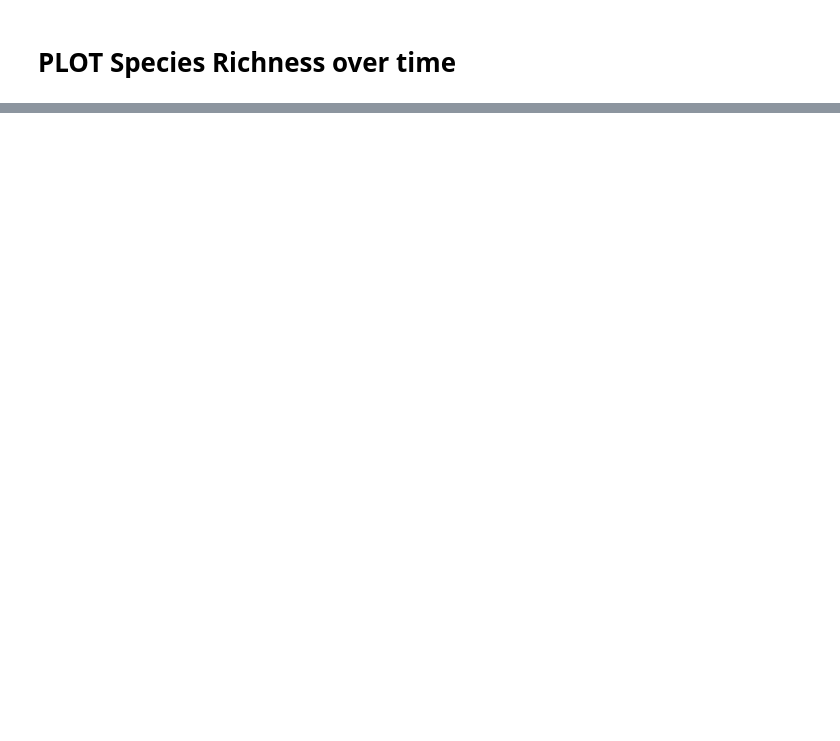
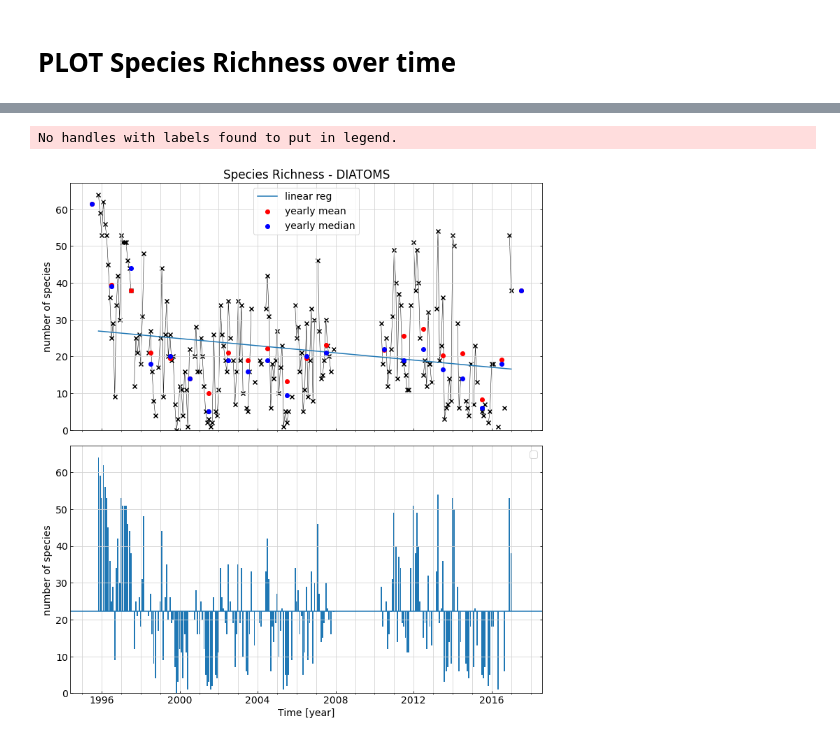
Before and after one commit to ben1post/BennyPhD, a Jupyter notebook: CaRiaco/SCRIPPS/CARIACO_data/Manuscript2DataAnalysis/DataAnalysis/PlotTimeSeries_CombinedData.ipynb, the cells around one changed output, grey strips where cells are left out. Saved outputs shown, nothing was run; the diff lists cells and outputs as text; code cells hidden in the pictures; blank space fills up the shorter version.

```diff
--- a/CaRiaco/SCRIPPS/CARIACO_data/Manuscript2DataAnalysis/DataAnalysis/PlotTimeSeries_CombinedData.ipynb
+++ b/CaRiaco/SCRIPPS/CARIACO_data/Manuscript2DataAnalysis/DataAnalysis/PlotTimeSeries_CombinedData.ipynb
@@ -233,2 +378,74 @@ plt.show()
 # %%
 # plot
+# %%
+# combined plot:
+var_data = pd.DataFrame(CARIACO, columns=['date', 'SR_DIATOMS'])
+var_data = var_data.set_index('date')
+
+import matplotlib.dates as mdates
+
+from datetime import timedelta
+delta = timedelta(days=365/2)
+
+plt.rcParams['figure.figsize'] = [10, 11]
+plt.rcParams.update({'font.size': 14})
+
+f1, axes = plt.subplots(2, 1, sharex='col', constrained_layout=True)
+
+for ax in axes:
+    ax.xaxis.set_minor_locator(mdates.YearLocator())
+
+    ax.grid(True,which='both', color='lightgrey')
+    ax.tick_params(top=False, right=True, direction="in")
+
+
+#plot time series
+axes[0].plot(var_data.index, var_data.iloc[:,-1:], c='black', lw=0.5, zorder=0)
+
+axes[0].scatter(var_data.index, var_data.iloc[:,-1:], c='black', marker='x', zorder=0)
+
+
+# plot yearly mean
+yearly_mean = var_data.groupby(var_data.index.year).mean()
+axes[0].scatter(var_data.resample('Y').first().index-delta, yearly_mean.iloc[:,-1:], c='red', label='yearly mean', zorder=10)
+# plot yearly median
+yearly_mean = var_data.groupby(var_data.index.year).median()
+axes[0].scatter(var_data.resample('Y').first().index-delta, yearly_mean.iloc[:,-1:], c='blue', label='yearly median', zorder=10)
+
+# plot linear reg
+idx = np.isfinite(var_data.SR_DIATOMS.values)
+fit = np.polyfit(mdates.date2num(var_data.index[idx]), var_data.iloc[:,-1:].values[idx].flatten(), 1)
+fit_fn = np.poly1d(fit)
+
+axes[0].plot(var_data.index, fit_fn(mdates.date2num(var_data.index)), label='linear reg', zorder=5)
+
+axes[0].legend()
+axes[0].set_ylim(bottom=0)
+
+axes[0].set_ylabel("number of species")
+axes[1].set_ylabel("number of species")
+axes[1].set_xlabel("Time [year]")
+
+plt.legend()
+axes[0].set_title("Species Richness - DIATOMS")
+
+
+# plot 2
+
+dat_mean = np.nanmean(var_data.values)
+
+#plot time series
+axes[1].bar(x=var_data.index, height=var_data.SR_DIATOMS.values-dat_mean, align='center',width=25,bottom=dat_mean)
+
+#ax.spines['bottom'].set_position(('data', dat_mean))
+
+#ax.scatter(var_data.index, var_data.iloc[:,-1:]- dat_mean, c='black', marker='x')
+axes[1].axhline(y=dat_mean)
+
+
+axes[1].set_ylim(bottom=0)
+plt.savefig('Plots/04_SpeciesRichnessDIATOMS.pdf', bbox_inches='tight')
+plt.show()
+# %% [output]
+No handles with labels found to put in legend.
+[figure, added]
```
Also changed, not shown: parts of 10 cells of this notebook, 20 other files.
